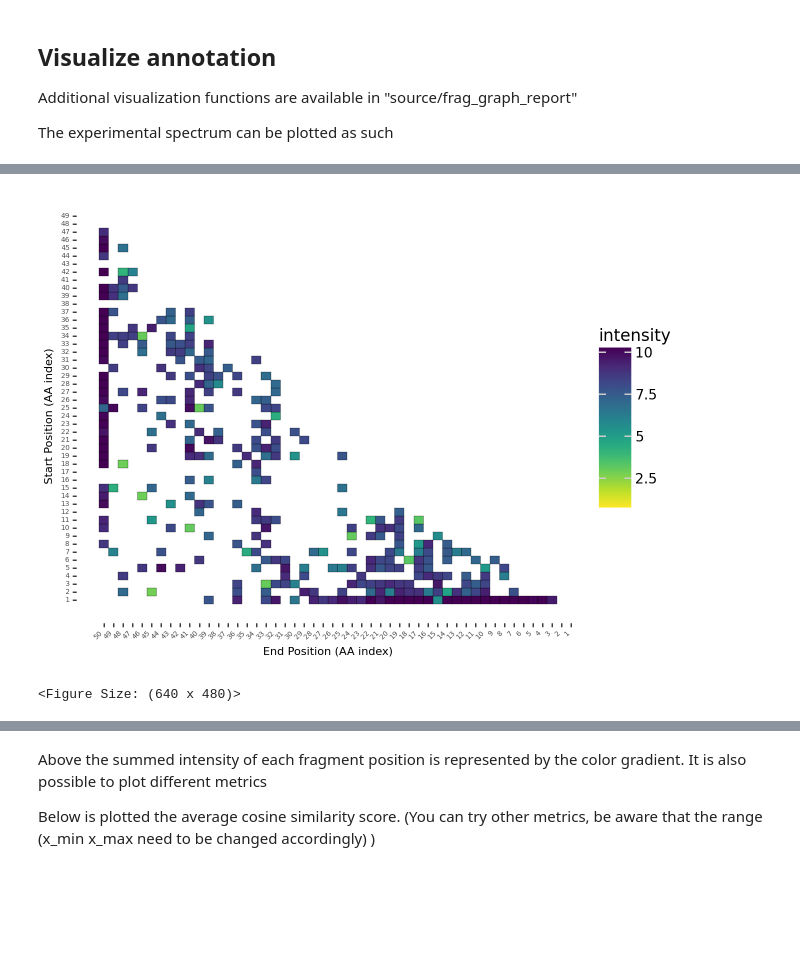
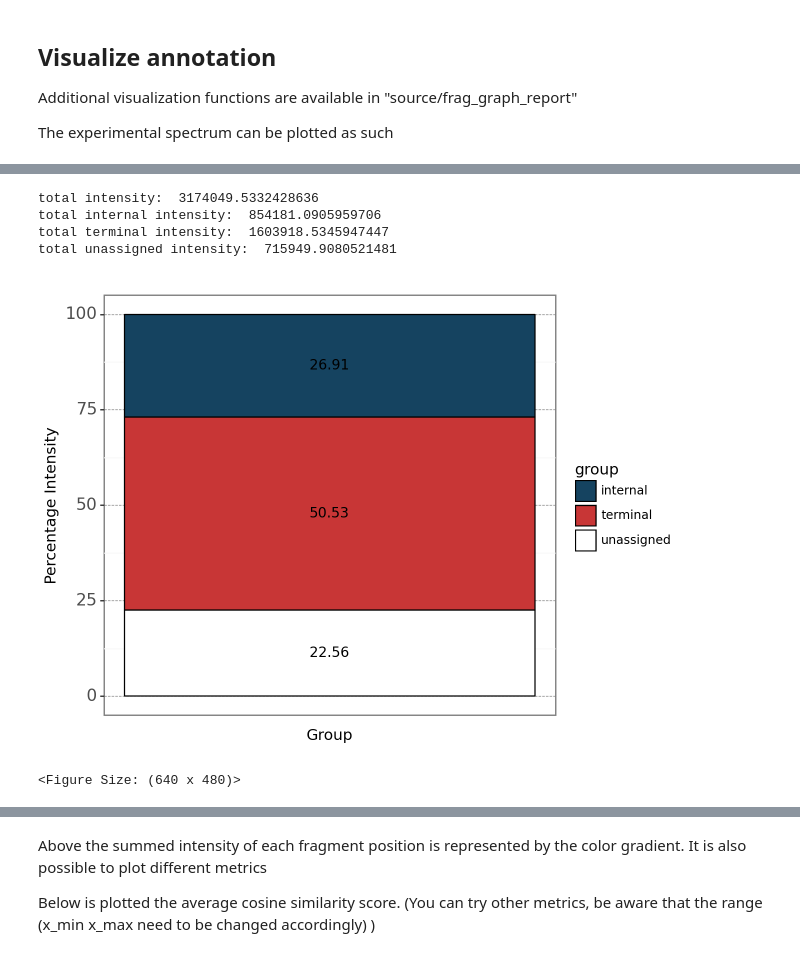
Before and after one commit to arthur-grimaud/fragmentation-graph, a Jupyter notebook: run_frag_graph_vignette.ipynb, the cells around one changed output, grey strips where cells are left out. Cells and saved outputs as stored; diff of their text form; code cells hidden in the pictures; blank space fills up the shorter version.

```diff
--- a/run_frag_graph_vignette.ipynb
+++ b/run_frag_graph_vignette.ipynb
@@ -117,6 +148,13 @@ A more informative way of visualizing annotation is by generating a "fragment co
-# %%
-
-draw_fragment_coverage_matrix(FG)
-# %% [output]
-[figure, removed]
-<Figure Size: (640 x 480)>
+# %%
+from importlib import reload
+import source.frag_graph_report
+reload(source.frag_graph_report)
+from source.frag_graph_report import *
+plot_intensity_distribution(FG, filename=os.path.join("jupyter_output", f"intensity_distribution_H3tail_ETD.svg"))
+# %% [output]
+total intensity:  3174049.5332428636
+total internal intensity:  854181.0905959706
+total terminal intensity:  1603918.5345947447
+total unassigned intensity:  715949.9080521481
+[figure, added]
+<Figure Size: (640 x 480)>
```
Also changed, not shown: parts of 18 cells of this notebook, 2 other files.
